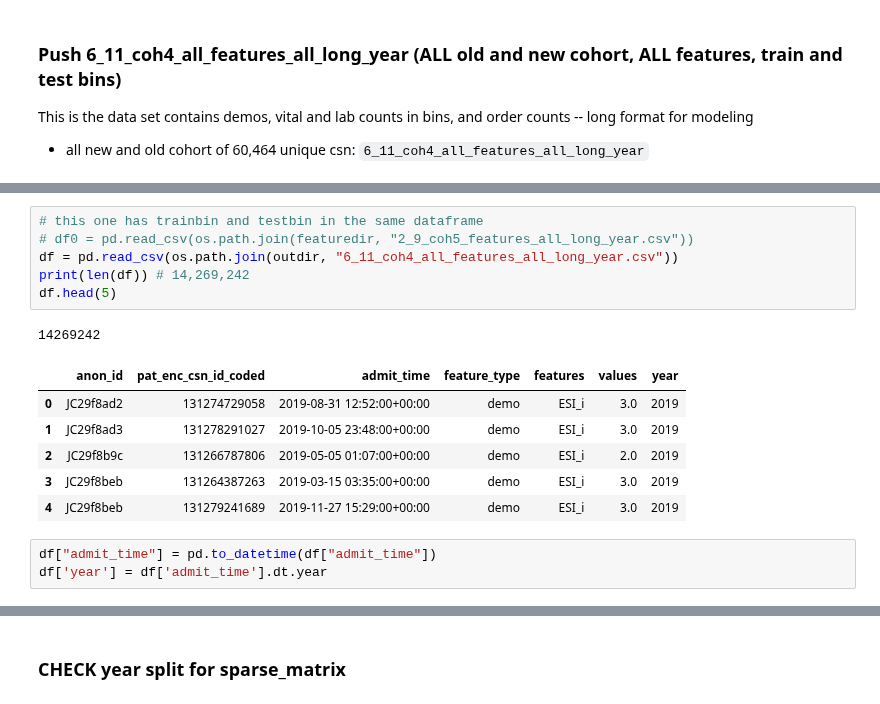
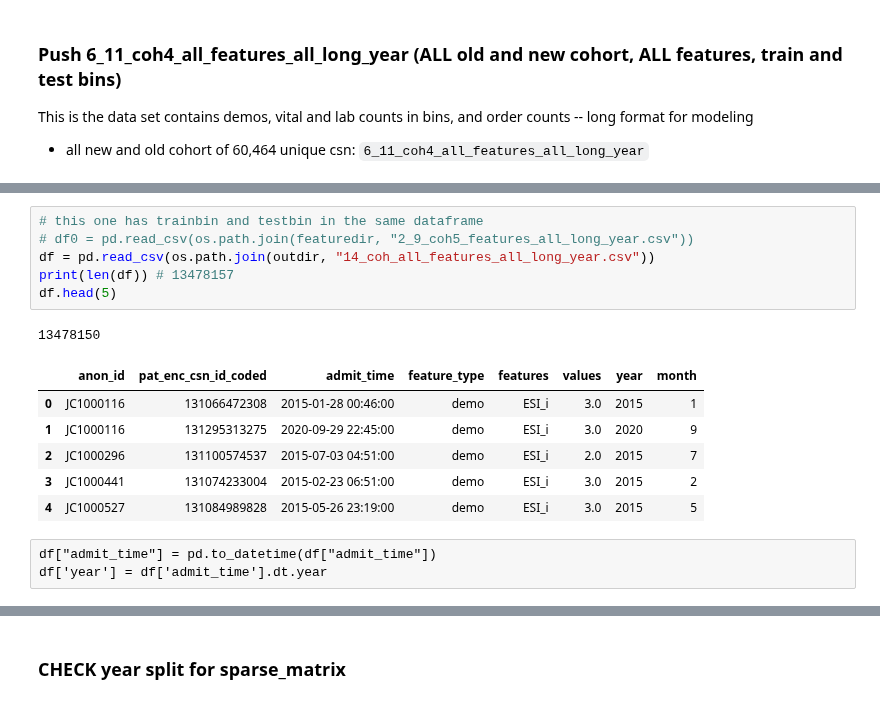
Before and after one commit to Minh084/TDA, a Jupyter notebook: shc2021/shc2021_data_BQ.ipynb, the cells around one changed output, grey strips where cells are left out. Cells and saved outputs as stored; diff of their text form.

```diff
--- a/shc2021/shc2021_data_BQ.ipynb
+++ b/shc2021/shc2021_data_BQ.ipynb
@@ -837,18 +967,18 @@ This is the data set contains demos, vital and lab counts in bins, and order cou
 # %%
 # this one has trainbin and testbin in the same dataframe
 # df0 = pd.read_csv(os.path.join(featuredir, "2_9_coh5_features_all_long_year.csv"))
-df = pd.read_csv(os.path.join(outdir, "6_11_coh4_all_features_all_long_year.csv"))
-print(len(df)) # 14,269,242
+df = pd.read_csv(os.path.join(outdir, "14_coh_all_features_all_long_year.csv"))
+print(len(df)) # 13478157
 df.head(5)
 # %% [output]
-14269242
+13478150
-|  | anon_id | pat_enc_csn_id_coded | admit_time | feature_type | features | values | year |
-| 0 | JC29f8ad2 | 131274729058 | 2019-08-31 12:52:00+00:00 | demo | ESI_i | 3.0 | 2019 |
-| 1 | JC29f8ad3 | 131278291027 | 2019-10-05 23:48:00+00:00 | demo | ESI_i | 3.0 | 2019 |
-| 2 | JC29f8b9c | 131266787806 | 2019-05-05 01:07:00+00:00 | demo | ESI_i | 2.0 | 2019 |
-| 3 | JC29f8beb | 131264387263 | 2019-03-15 03:35:00+00:00 | demo | ESI_i | 3.0 | 2019 |
-| 4 | JC29f8beb | 131279241689 | 2019-11-27 15:29:00+00:00 | demo | ESI_i | 3.0 | 2019 |
+|  | anon_id | pat_enc_csn_id_coded | admit_time | feature_type | features | values | year | month |
+| 0 | JC1000116 | 131066472308 | 2015-01-28 00:46:00 | demo | ESI_i | 3.0 | 2015 | 1 |
+| 1 | JC1000116 | 131295313275 | 2020-09-29 22:45:00 | demo | ESI_i | 3.0 | 2020 | 9 |
+| 2 | JC1000296 | 131100574537 | 2015-07-03 04:51:00 | demo | ESI_i | 2.0 | 2015 | 7 |
+| 3 | JC1000441 | 131074233004 | 2015-02-23 06:51:00 | demo | ESI_i | 3.0 | 2015 | 2 |
+| 4 | JC1000527 | 131084989828 | 2015-05-26 23:19:00 | demo | ESI_i | 3.0 | 2015 | 5 |
-# %%
-df["admit_time"] = pd.to_datetime(df["admit_time"])
-df['year'] = df['admit_time'].dt.year
+# %% [raw]
+df["admit_time"] = pd.to_datetime(df["admit_time"])
+df['year'] = df['admit_time'].dt.year
 # %%
```
Also changed, not shown: parts of 15 cells of this notebook, 13 other files.
